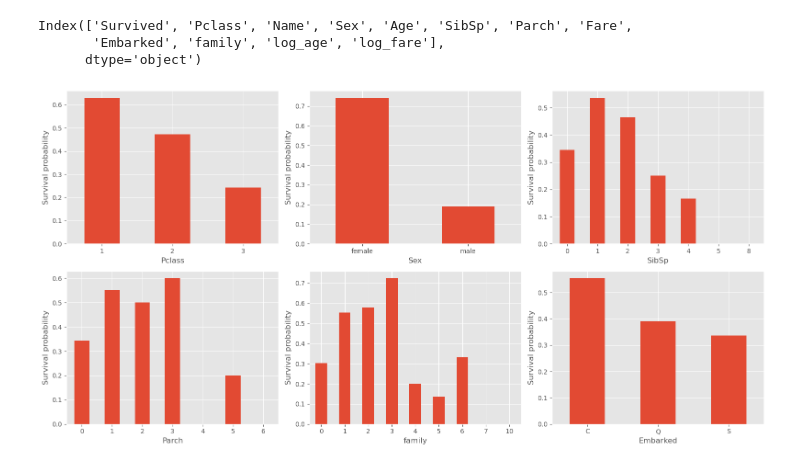
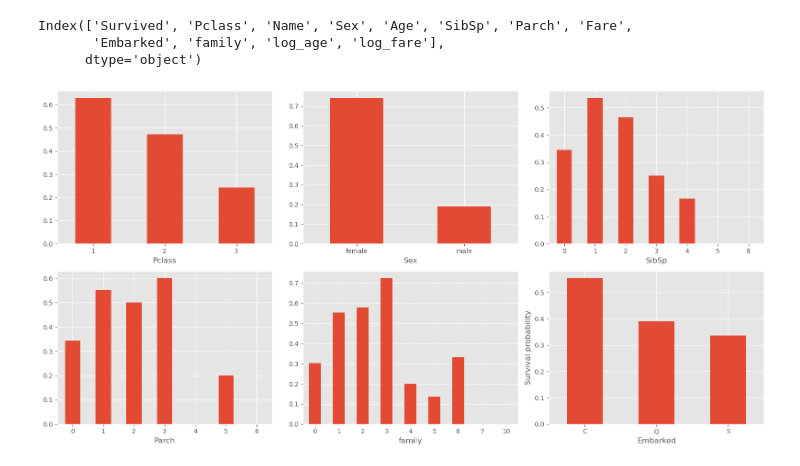
Before and after one commit to iherman10/titanic, a Jupyter notebook: titanic_2.ipynb, the cells around one changed output. Drawn from its saved outputs; the diff is of its cells as text; code cells hidden in the pictures.

```diff
--- a/titanic_2.ipynb
+++ b/titanic_2.ipynb
@@ -161,22 +161,22 @@ Index(['Survived', 'Pclass', 'Name', 'Sex', 'Age', 'SibSp', 'Parch', 'Fare',
 # %%
 def plot_survival_probability(attribute, ax):
     grouped_df = explore.groupby(attribute)['Survived'].mean()
     grouped_df.plot(kind='bar', ax=ax)
     ax.set_xticklabels(ax.get_xticklabels(), rotation='horizontal')
     plt.ylabel('Survival probability')
 
 fig, axs = plt.subplots(2, 3, figsize=(16, 8))
-plt.subplot(231); plot_survival_probability('Pclass', axs[0, 0])
-plt.subplot(232); plot_survival_probability('Sex', axs[0, 1])
-plt.subplot(233); plot_survival_probability('SibSp', axs[0, 2])
-plt.subplot(234); plot_survival_probability('Parch', axs[1, 0])
-plt.subplot(235); plot_survival_probability('family', axs[1, 1])
-plt.subplot(236); plot_survival_probability('Embarked', axs[1, 2])
+plot_survival_probability('Pclass', axs[0, 0])
+plot_survival_probability('Sex', axs[0, 1])
+plot_survival_probability('SibSp', axs[0, 2])
+plot_survival_probability('Parch', axs[1, 0])
+plot_survival_probability('family', axs[1, 1])
+plot_survival_probability('Embarked', axs[1, 2])
 
 plt.tight_layout()
 plt.show()
 # %% [output]
-[figure, old version]
+[figure, new version]
 # %% [markdown]
 From the above plots, we might be able to say the following passengers are more likely to survive:
 - Those in 1st class
```
Also changed, not shown: parts of 15 cells of this notebook.
